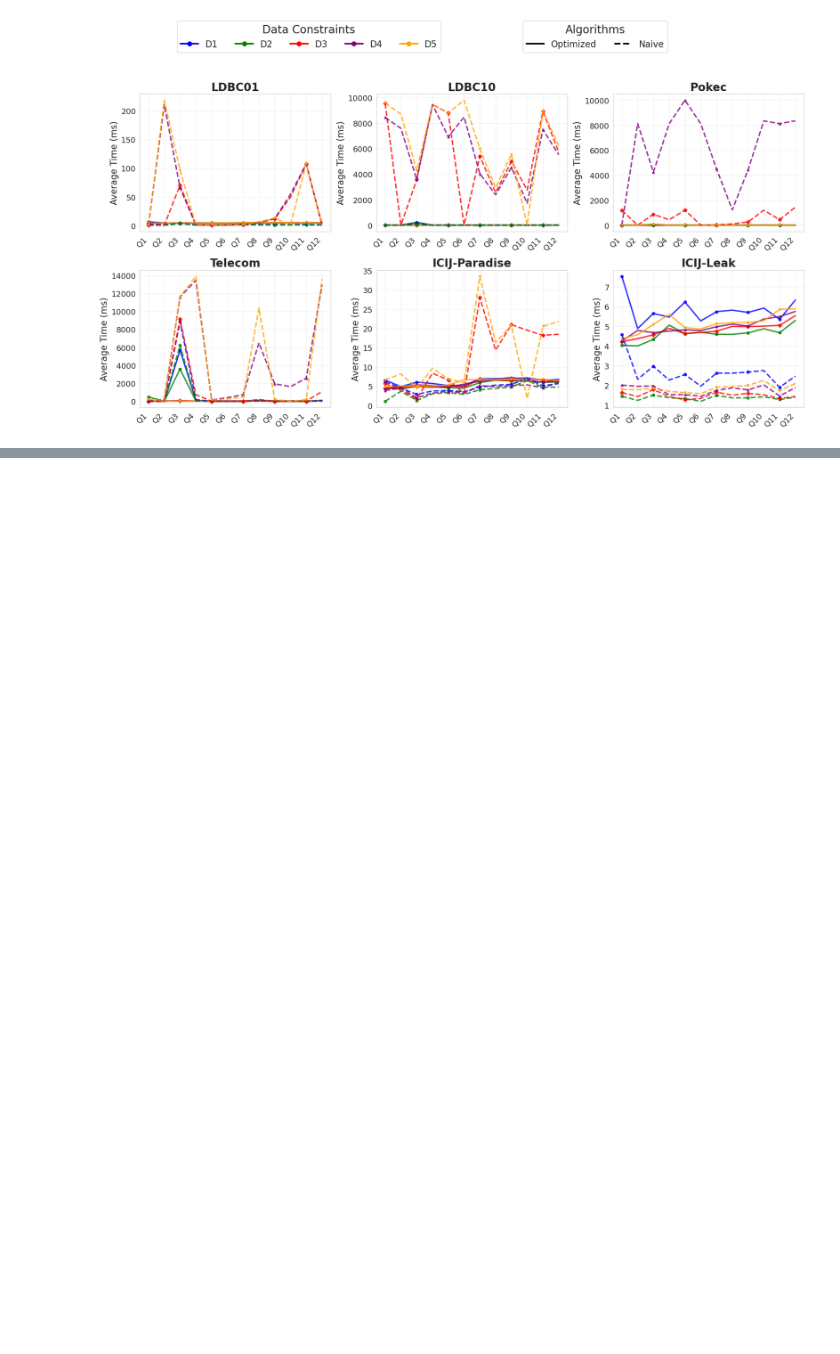
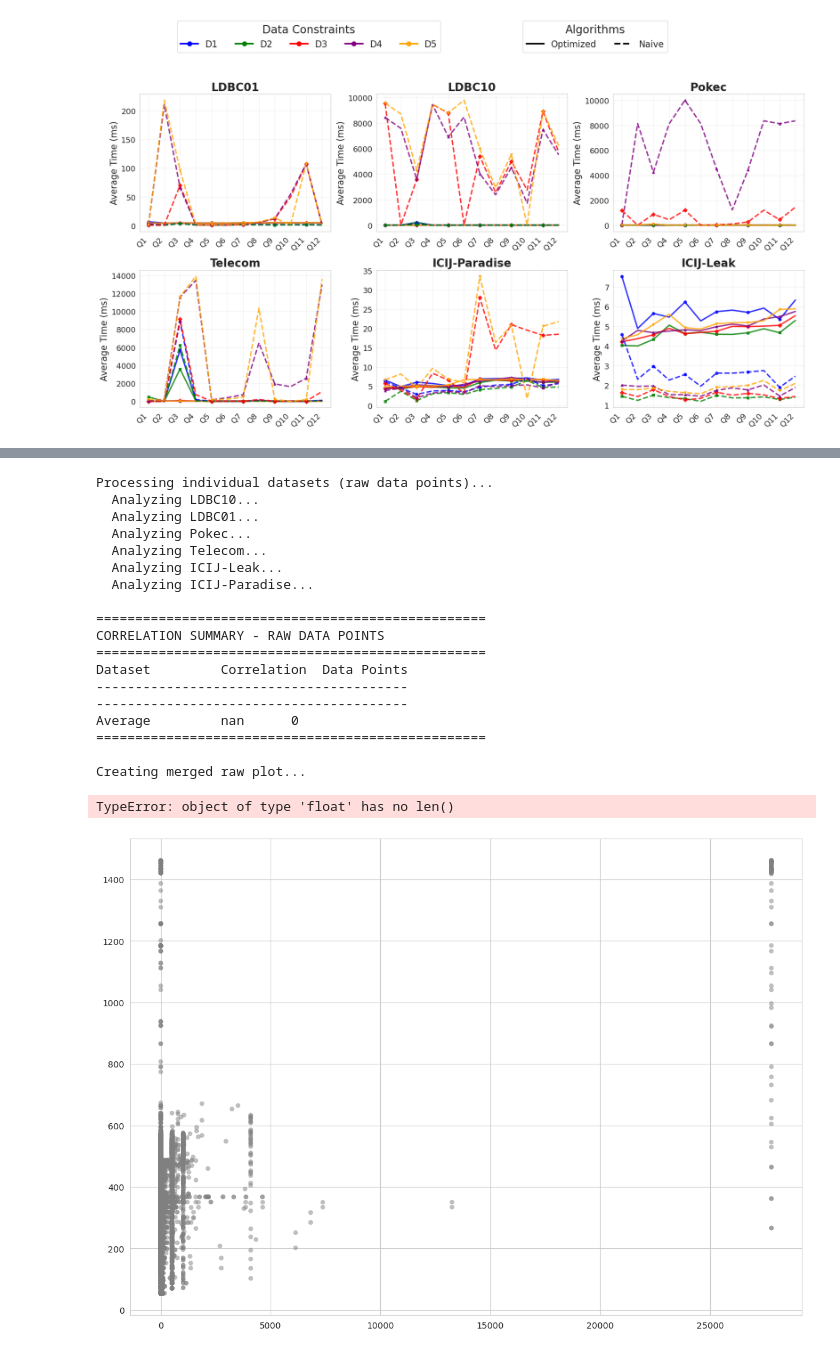
Before and after one commit to Wanshuiquan/MillenniumDB, a Jupyter notebook: evaluation/refine-case-study/case-studies.ipynb, the cells around one changed output, grey strips where cells are left out. Drawn from its saved outputs; the diff is of its cells as text; code cells hidden in the pictures; blank space fills up the shorter version.

```diff
--- a/evaluation/refine-case-study/case-studies.ipynb
+++ b/evaluation/refine-case-study/case-studies.ipynb
@@ -2879,0 +2867,47 @@ Visualization complete! Check 'figure/csv_visualization/' directory
+# %%
+dataset_paths = {
+        "LDBC10": "ldbc10/z3_debug.log",
+        "LDBC01": "ldbc01/z3_debug.log",
+        "Pokec": "pokec/z3_debug.log",
+        "Telecom": "telecom/z3_debug.log",
+        "ICIJ-Leak": "icij-leak/z3_debug.log",
+        "ICIJ-Paradise": "paradise/z3_debug.log"
+    }
+
+optimized_paths = {"LDBC10":"ldbc01/ldbc01_statistic.pkl",
+         "LDBC01":"ldbc01/ldbc01_statistic.pkl",
+         "Pokec":"pokec/pokec_statistic.pkl",
+         "Telecom":"telecom/telecom_statistic.pkl",
+         "ICIJ-Leak":"icij-leak/icij_leak_statistic.pkl",
+         "ICIJ-Paradise":"paradise/icij_paradise_statistic.pkl"}
+
+dataset_stat ={
+            "LDBC10": (30000000, 178000000),
+        "LDBC01": (180000, 1500000),
+        "Pokec": (1600000, 30600000),
+        "Telecom": (170000, 50000000),
+        "ICIJ-Leak": (1900000, 3200000),
+        "ICIJ-Paradise": (163000, 364000)
+}
+plot_all_datasets_memory(dataset_paths, optimized_paths,  log_scale=True)
+# %% [output]
+Processing individual datasets (raw data points)...
+  Analyzing LDBC10...
+  Analyzing LDBC01...
+  Analyzing Pokec...
+  Analyzing Telecom...
+  Analyzing ICIJ-Leak...
+  Analyzing ICIJ-Paradise...
+
+==================================================
+CORRELATION SUMMARY - RAW DATA POINTS
+==================================================
+Dataset         Correlation  Data Points
+----------------------------------------
+----------------------------------------
+Average         nan      0
+==================================================
+
+Creating merged raw plot...
+TypeError: object of type 'float' has no len()
+[figure, added]
```
Also changed, not shown: parts of 11 cells of this notebook, 40 other files.
